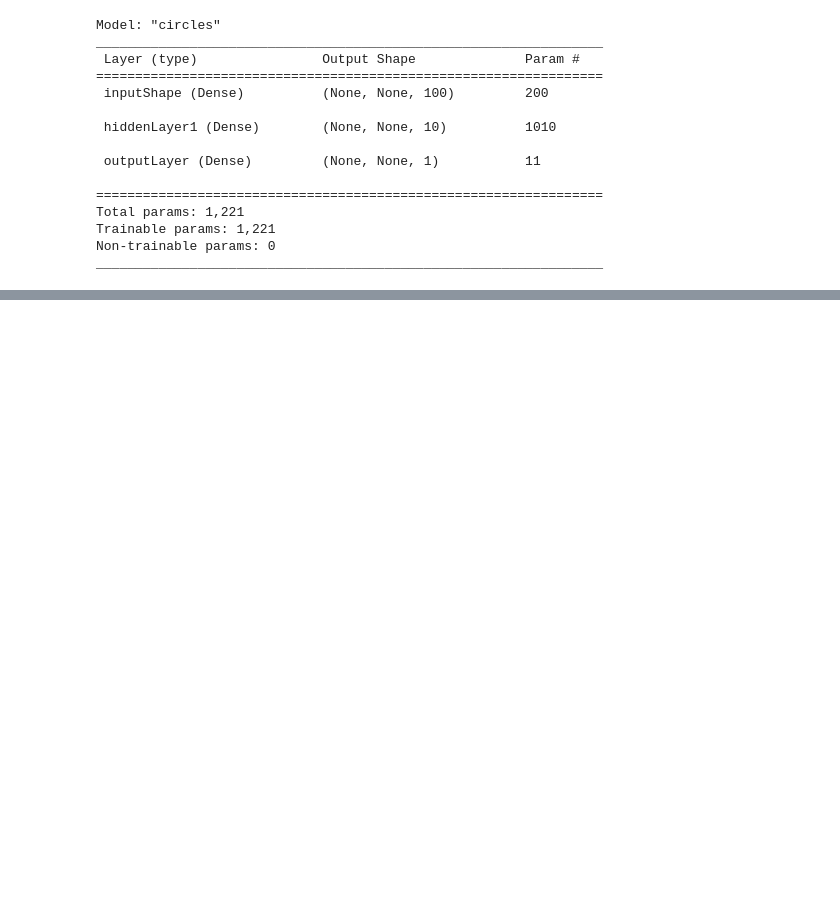
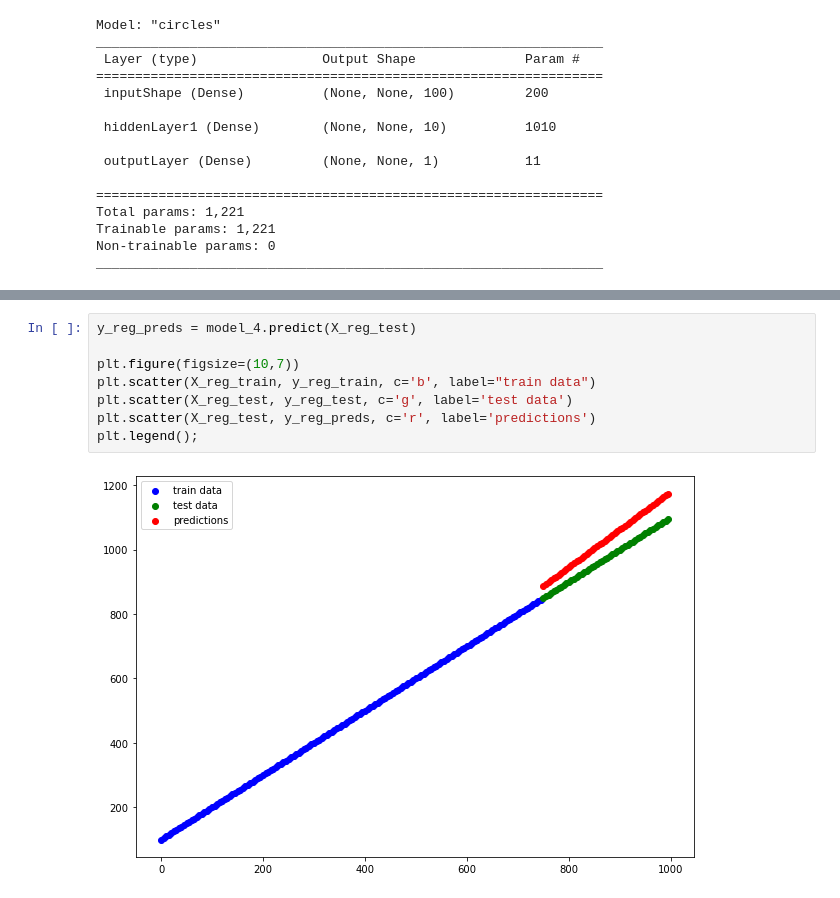
Before and after one commit to JeanFraga/tensorflow-deep-learning, a Jupyter notebook: 02 Neural Network Classification by Jean.ipynb, the cells around one changed output, grey strips where cells are left out. Saved outputs shown, nothing was run; the diff lists cells and outputs as text; blank space fills up the shorter version.

```diff
--- a/02 Neural Network Classification by Jean.ipynb
+++ b/02 Neural Network Classification by Jean.ipynb
@@ -321 +321,11 @@ model_4.evaluate(tf.expand_dims(X_reg_test, axis=-1), y_reg_test)[1:]
 [57.89259338378906]
+# %%
+y_reg_preds = model_4.predict(X_reg_test)
+
+plt.figure(figsize=(10,7))
+plt.scatter(X_reg_train, y_reg_train, c='b', label="train data")
+plt.scatter(X_reg_test, y_reg_test, c='g', label='test data')
+plt.scatter(X_reg_test, y_reg_preds, c='r', label='predictions')
+plt.legend();
+# %% [output]
+[figure, added]
```
Also changed, not shown: parts of 20 cells of this notebook.
